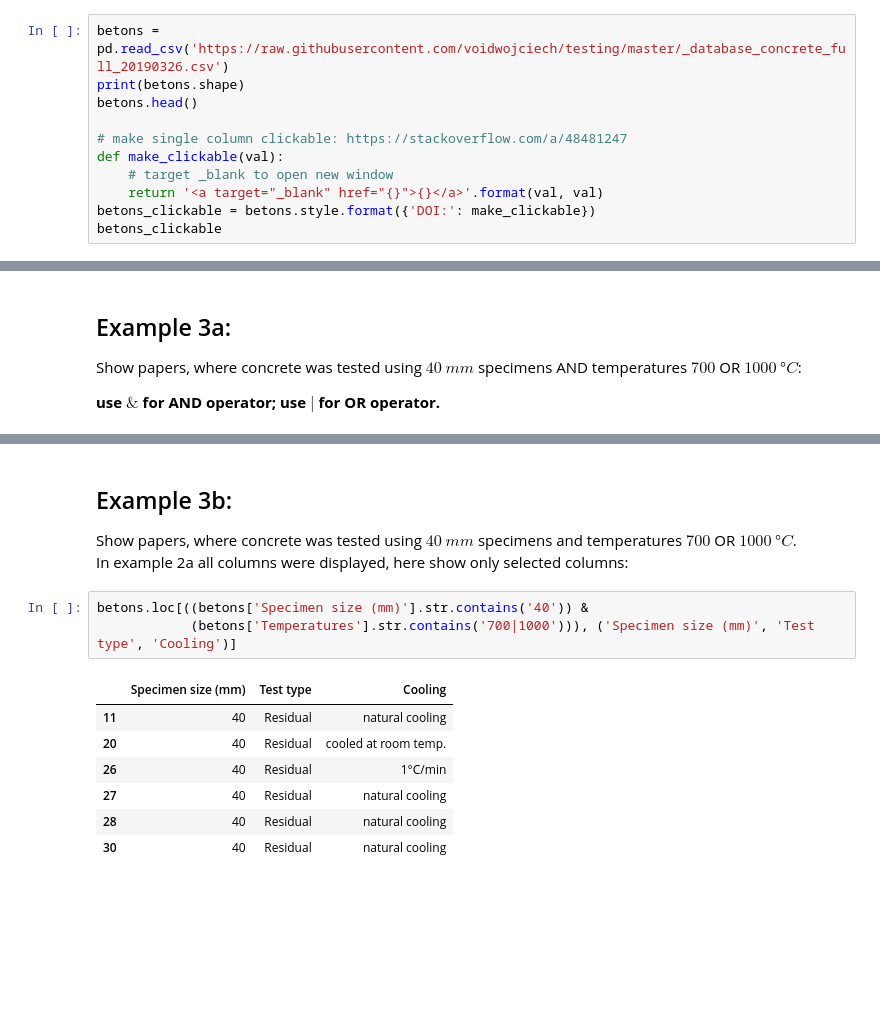
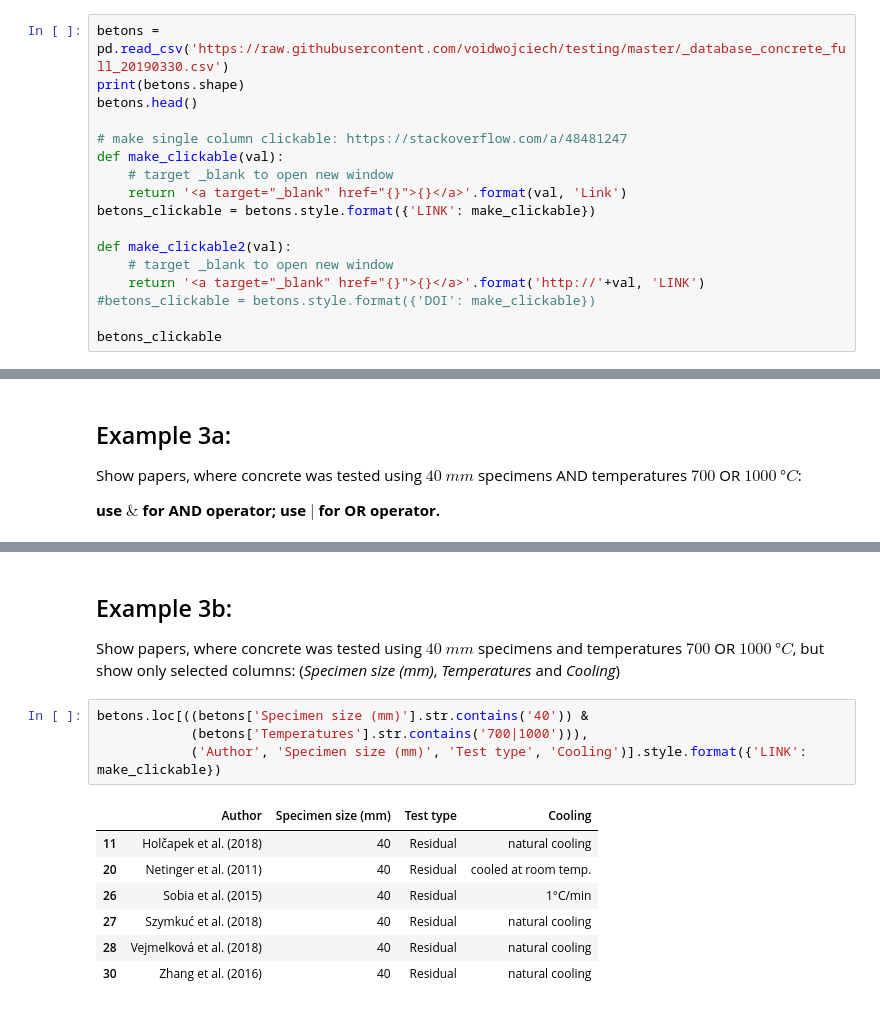
Before and after one commit to voidwojciech/testing, a Jupyter notebook: Pandas_betony.ipynb, the cells around one changed output, grey strips where cells are left out. Drawn from its saved outputs; the diff is of its cells as text; blank space fills up the shorter version.

```diff
--- a/Pandas_betony.ipynb
+++ b/Pandas_betony.ipynb
@@ -51,12 +68,18 @@ If you want co exapnd/collapse database - click field right next to its left-han
 # %%
-betons = pd.read_csv('https://raw.githubusercontent.com/voidwojciech/testing/master/_database_concrete_full_20190326.csv')
+betons = pd.read_csv('https://raw.githubusercontent.com/voidwojciech/testing/master/_database_concrete_full_20190330.csv')
 print(betons.shape)
 betons.head()
 
 # make single column clickable: https://stackoverflow.com/a/48481247
 def make_clickable(val):
     # target _blank to open new window
-    return '<a target="_blank" href="{}">{}</a>'.format(val, val)
-betons_clickable = betons.style.format({'DOI:': make_clickable})
+    return '<a target="_blank" href="{}">{}</a>'.format(val, 'Link')
+betons_clickable = betons.style.format({'LINK': make_clickable})
+
+def make_clickable2(val):
+    # target _blank to open new window
+    return '<a target="_blank" href="{}">{}</a>'.format('http://'+val, 'LINK')
+#betons_clickable = betons.style.format({'DOI': make_clickable})
+
 betons_clickable
 # %% [output]
@@ -206,15 +233,15 @@ betons.loc[((betons['Specimen size (mm)'].str.contains('40')) &
 # %% [markdown]
 ## Example 3b:
-Show papers, where concrete was tested using $40 \ mm$ specimens and temperatures $700$ OR $1000 \ °C$. <br>
-In example 2a all columns were displayed, here show only selected columns:
+Show papers, where concrete was tested using $40 \ mm$ specimens  and temperatures $700$ OR $1000 \ °C$, but show only selected columns: (*Specimen size (mm)*, *Temperatures* and *Cooling*)
 # %%
 betons.loc[((betons['Specimen size (mm)'].str.contains('40')) &
-            (betons['Temperatures'].str.contains('700|1000'))), ('Specimen size (mm)', 'Test type', 'Cooling')]
+            (betons['Temperatures'].str.contains('700|1000'))),
+            ('Author', 'Specimen size (mm)', 'Test type', 'Cooling')].style.format({'LINK': make_clickable})
 # %% [output]
-|  | Specimen size (mm) | Test type | Cooling |
-| 11 | 40 | Residual | natural cooling |
-| 20 | 40 | Residual | cooled at room temp. |
-| 26 | 40 | Residual | 1°C/min |
-| 27 | 40 | Residual | natural cooling |
-| 28 | 40 | Residual | natural cooling |
-| 30 | 40 | Residual | natural cooling |
+|  | Author | Specimen size (mm) | Test type | Cooling |
+| 11 | Holčapek et al. (2018) | 40 | Residual | natural cooling |
+| 20 | Netinger et al. (2011) | 40 | Residual | cooled at room temp. |
+| 26 | Sobia et al. (2015) | 40 | Residual | 1°C/min |
+| 27 | Szymkuć et al. (2018) | 40 | Residual | natural cooling |
+| 28 | Vejmelková et al. (2018) | 40 | Residual | natural cooling |
+| 30 | Zhang et al. (2016) | 40 | Residual | natural cooling |
```
Also changed, not shown: parts of 14 cells of this notebook.
